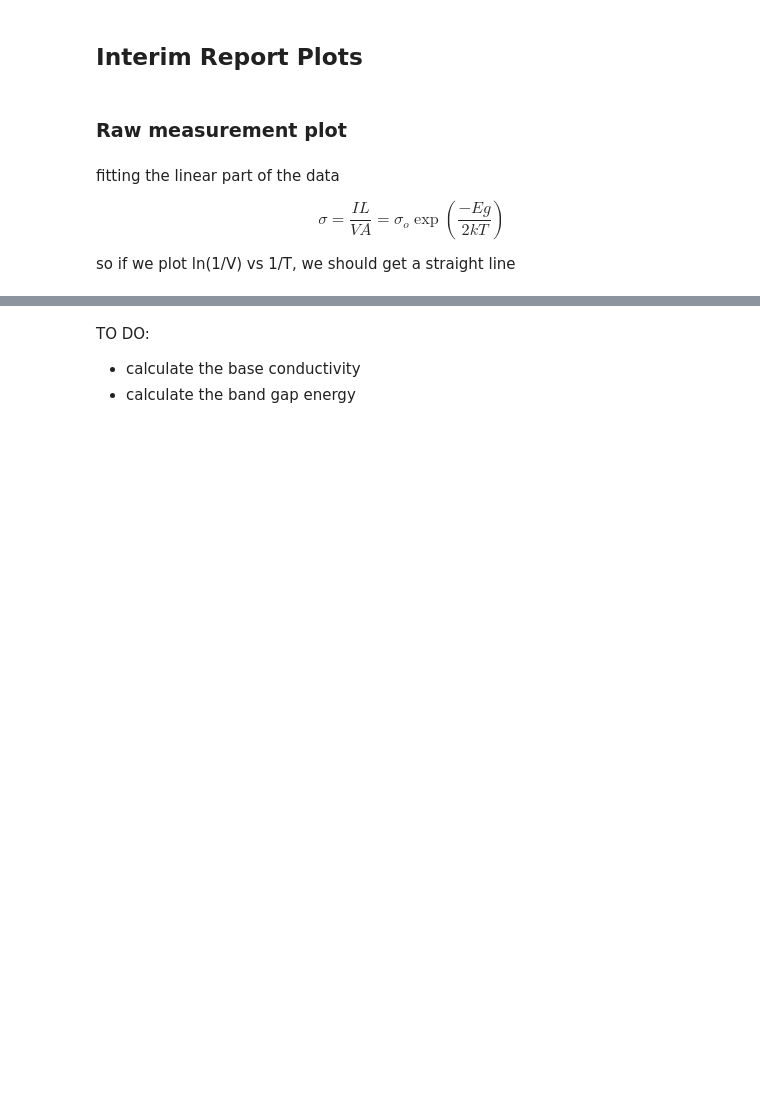
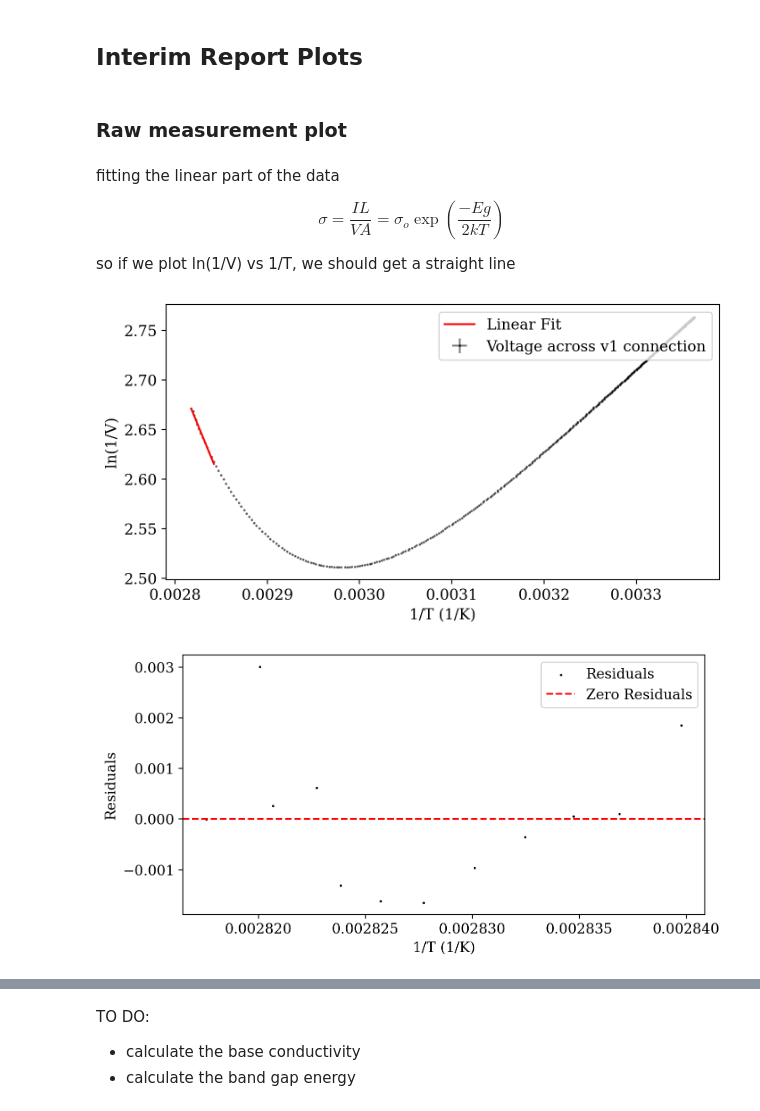
Before and after one commit to orpereira/PHYS469, a Jupyter notebook: hall_experiment/Hall_effect_analysis.ipynb, the cells around one changed output, grey strips where cells are left out. Cells and saved outputs as stored; diff of their text form; code cells hidden in the pictures; blank space fills up the shorter version.

```diff
--- a/hall_experiment/Hall_effect_analysis.ipynb
+++ b/hall_experiment/Hall_effect_analysis.ipynb
@@ -134,5 +150,8 @@ so if we plot ln(1/V) vs 1/T, we should get a straight line
 # are we using hall voltage or voltage along the current...?
 # hall voltage is on V1 and V2
 # %%
-Eg_300mV_10mA_heating_V1, sigma_300mV_10mA_heating_V1 = linear_fit(data_dict, 'v1', applied_current=10)
+Eg_300mV_10mA_heating_V1, sigma_300mV_10mA_heating_V1, Egerr_300mV_10mA_heating_V1, sigmaerr_300mV_10mA_heating_V1  = linear_fit(data_dict, 'v1', applied_current=10)
+# %% [output]
+[figure, added]
+[figure, added]
 # %%
```
Also changed, not shown: parts of 6 cells of this notebook, 5 other files.
